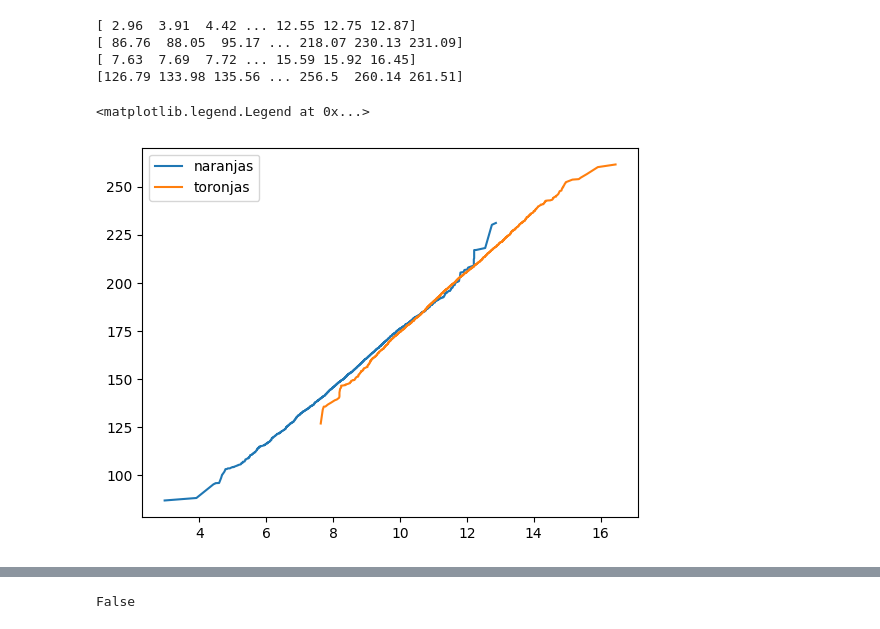
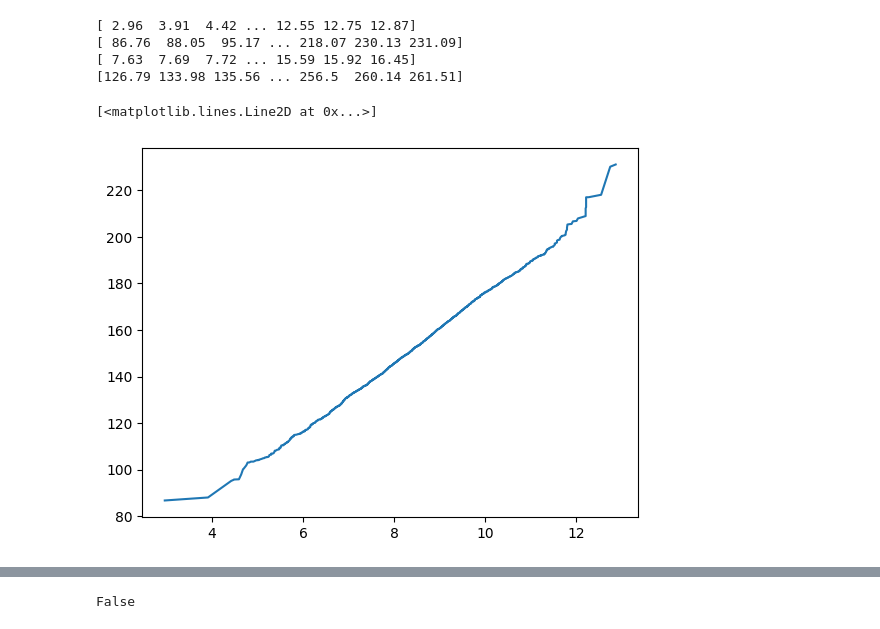
Before and after one commit to duquerson/2044-numpy-analisis-numerico-eficiente-con-python, a Jupyter notebook: Numpy.ipynb, the cells around one changed output, grey strips where cells are left out. Drawn from its saved outputs; the diff is of its cells as text; code cells hidden in the pictures.

```diff
--- a/Numpy.ipynb
+++ b/Numpy.ipynb
@@ -463,8 +463,6 @@ print(peso_toronja)
 # %%
 # Graficar
 plt.plot(diametro_naranja,peso_naranja)
-plt.plot(diametro_toronja,peso_toronja)
-plt.legend(['naranjas','toronjas'])
 # %% [output]
-<matplotlib.legend.Legend at 0x...>
+[<matplotlib.lines.Line2D at 0x...>]
-[figure, old version]
+[figure, new version]
```
Also changed, not shown: parts of 10 cells of this notebook.
